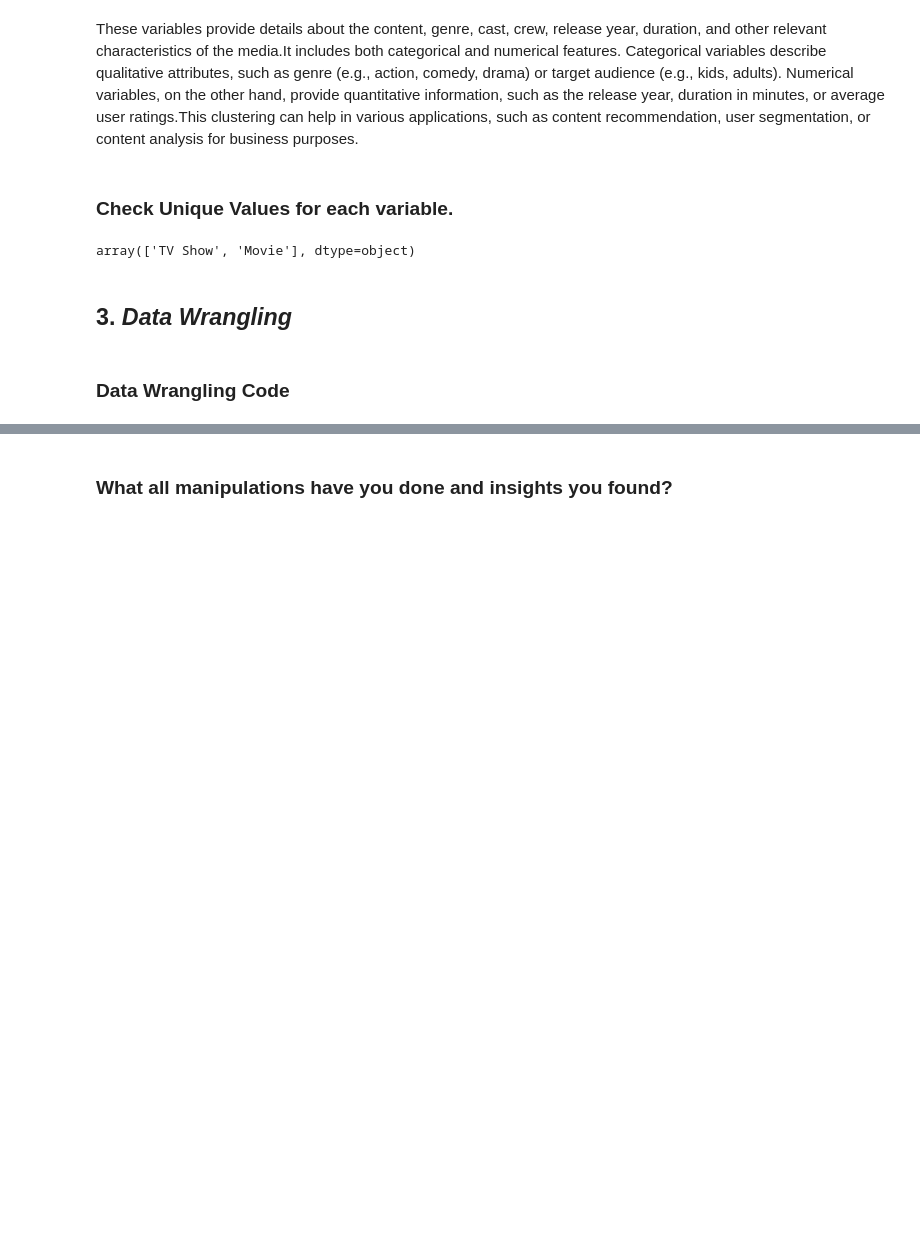
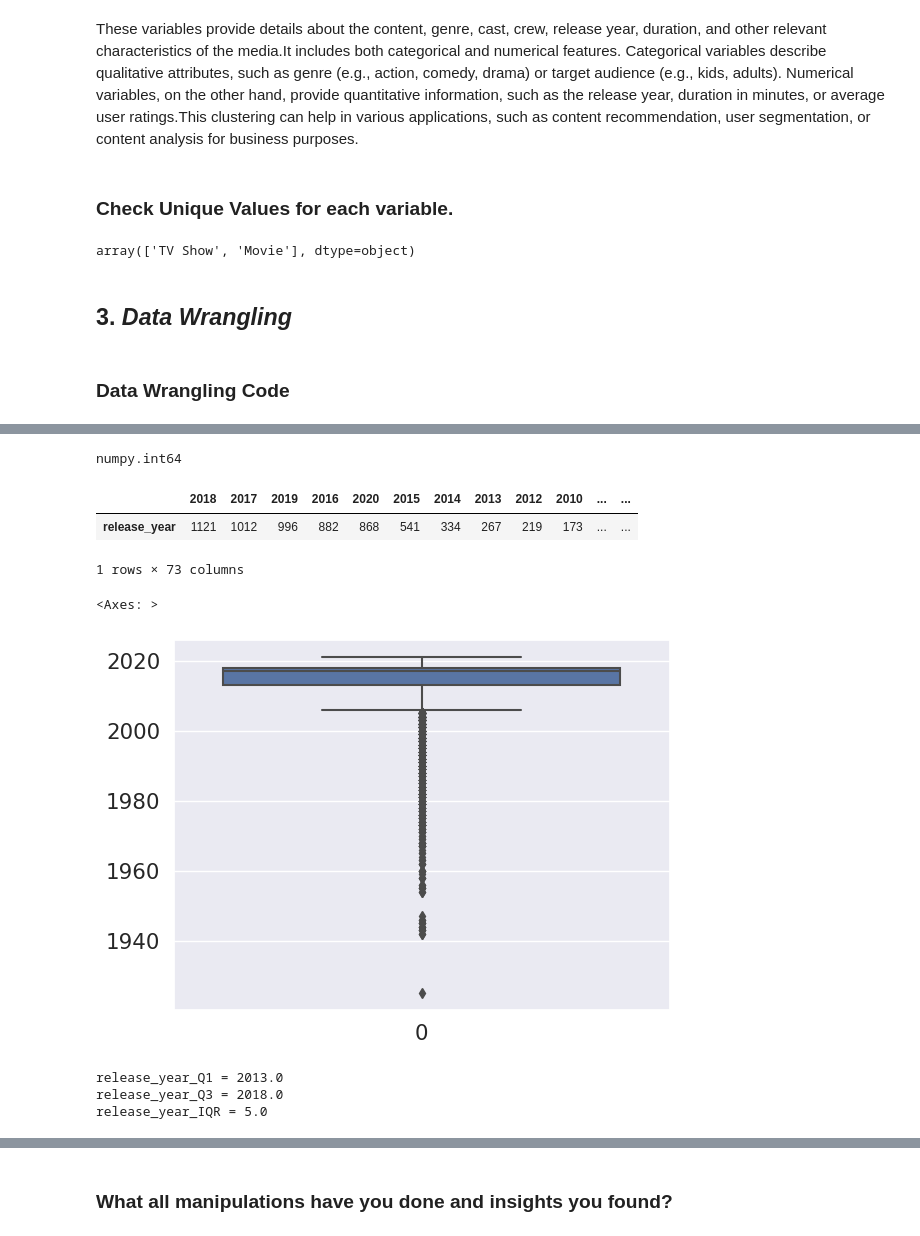
Before and after one commit to ash260498/-Datascience, a Jupyter notebook: Netflix_Movies_and_TV_shows_Clustering.ipynb, the cells around one changed output, grey strips where cells are left out. Saved outputs shown, nothing was run; the diff lists cells and outputs as text; code cells hidden in the pictures; blank space fills up the shorter version.

```diff
--- a/Netflix_Movies_and_TV_shows_Clustering.ipynb
+++ b/Netflix_Movies_and_TV_shows_Clustering.ipynb
@@ -300,0 +324,26 @@ array(['TV Show', 'Movie'], dtype=object)
+# %%
+#checking the datatype present in the release year
+type(df['release_year'][0])
+# %% [output]
+numpy.int64
+# %%
+df['release_year'].value_counts().to_frame().T
+# %% [output]
+|  | 2018 | 2017 | 2019 | 2016 | 2020 | 2015 | 2014 | 2013 | 2012 | 2010 | ... | ... |
+| release_year | 1121 | 1012 | 996 | 882 | 868 | 541 | 334 | 267 | 219 | 173 | ... | ... |
+1 rows × 73 columns
+# %%
+#checking outliers of release column
+sns.boxplot(df.release_year)
+# %% [output]
+<Axes: >
+[figure, added]
+# %%
+release_year_Q1 = df.release_year.quantile(0.25)
+release_year_Q3 = df.release_year.quantile(0.75)
+release_year_IQR = release_year_Q3 - release_year_Q1
+print(f'release_year_Q1 = {release_year_Q1}\nrelease_year_Q3 = {release_year_Q3}\nrelease_year_IQR = {release_year_IQR}')
+# %% [output]
+release_year_Q1 = 2013.0
+release_year_Q3 = 2018.0
+release_year_IQR = 5.0
```
Also changed, not shown: parts of 73 cells of this notebook.
